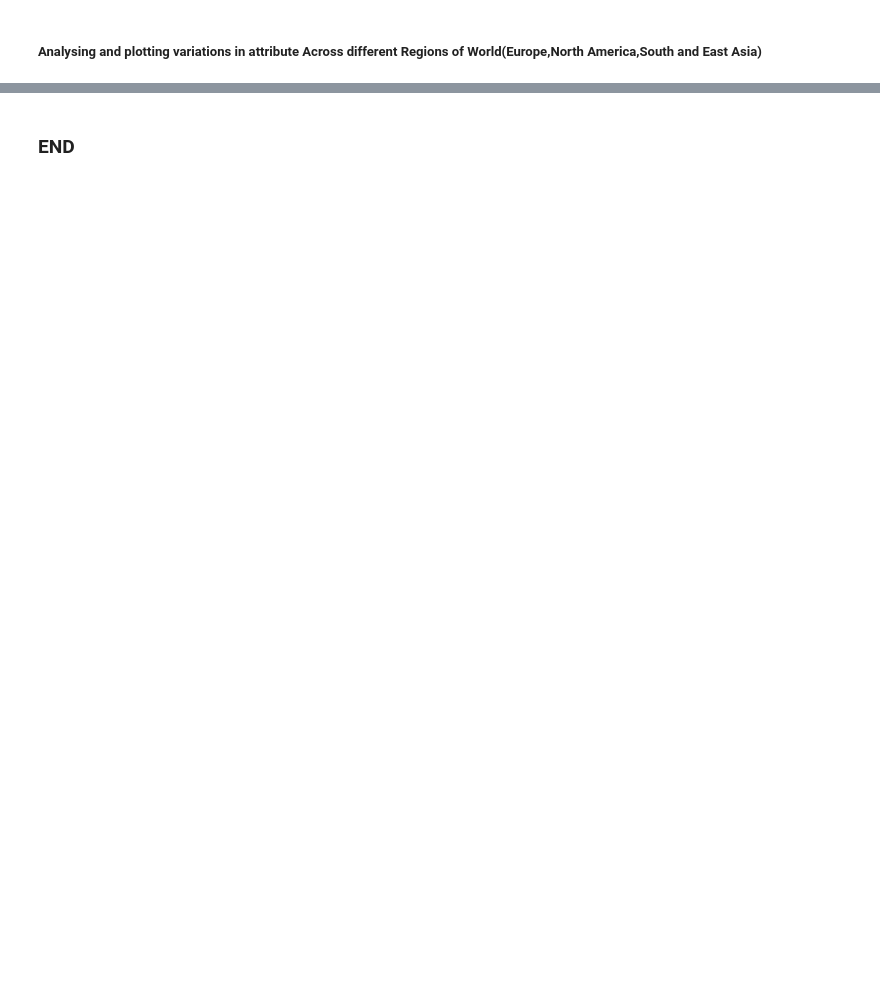
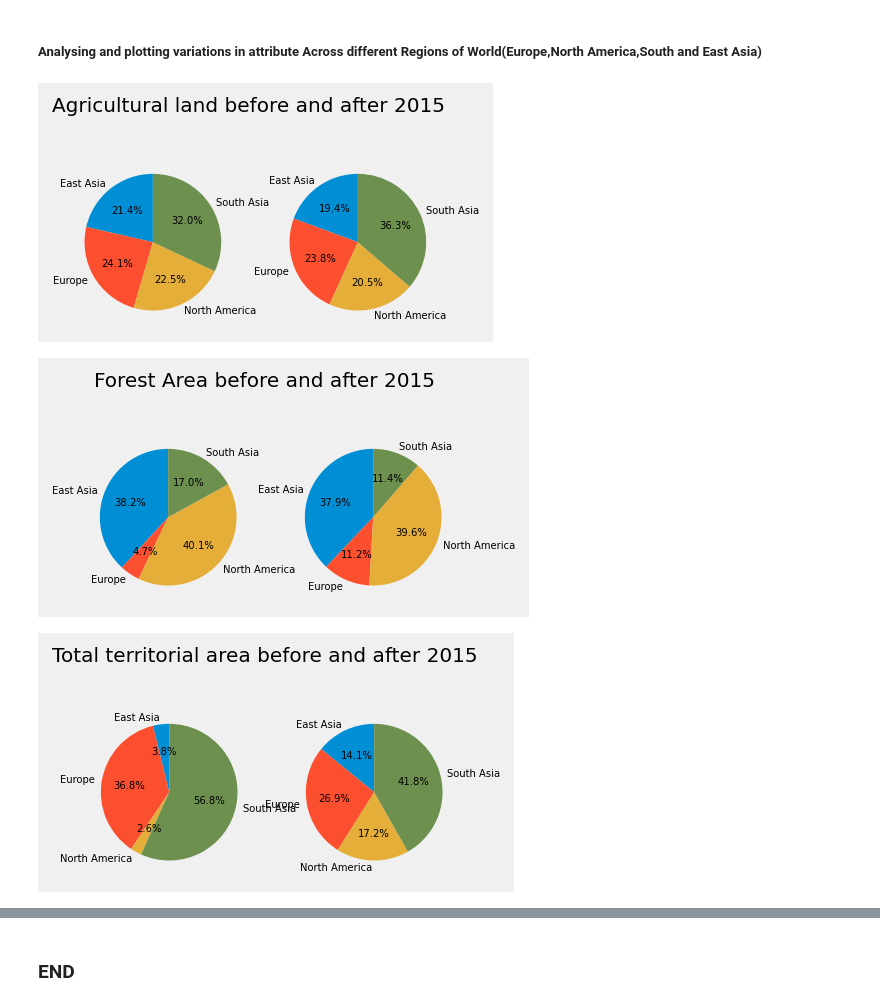
Before and after one commit to 101nazrin/Data-Analysis-on-Climate-Change, a Jupyter notebook: ADS_NEW.ipynb, the cells around one changed output, grey strips where cells are left out. Cells and saved outputs as stored; diff of their text form; code cells hidden in the pictures; blank space fills up the shorter version.

Commit message:
Data Analysis and third plotting is done

```diff
--- a/ADS_NEW.ipynb
+++ b/ADS_NEW.ipynb
@@ -280,2 +483,34 @@ d1.plot(subplots=True, figsize=(12, 15))
 # %% [markdown]
 ##### Analysing and plotting variations in attribute Across different Regions of World(Europe,North America,South and East Asia)
+# %%
+# Mapping the Existing Datframe with the Country_groups Dictionary to have a detailed Analysis.
+
+
+df2['Region'] = df2.index.get_level_values(1).map(country_groups)
+df2.groupby('Region')
+
+# Defining the Slices For Plotting
+
+agri=df2.loc[idx[['Agricultural land (% of land area)'],:]].groupby('Region').mean()
+forest=df2.loc[idx[['Forest Area'],:]].groupby('Region').mean()
+terrestial=df2.loc[idx[['% of total territorial area'],:]].groupby('Region').mean()
+
+# Locating the Slices For Desired years
+agri_a = agri.loc[:, "YR2015":"YR2018"].mean(axis=1)
+agri_b= agri.loc[:, "YR2010":"YR2014"].mean(axis=1)
+
+forest_a = forest.loc[:, "YR2015":"YR2018"].mean(axis=1)
+forest_b= forest.loc[:, "YR2010":"YR2014"].mean(axis=1)
+
+
+Terrestial_a = terrestial.loc[:, "YR2015":"YR2018"].mean(axis=1)
+Terrestial_b= terrestial.loc[:, "YR2010":"YR2014"].mean(axis=1)
+
+# Plotting with the Function Region_wise
+Region_wise(agri_b,agri_a,'Agricultural land before and after 2015')
+Region_wise(forest_b,forest_a,'Forest Area before and after 2015')
+Region_wise(Terrestial_b,Terrestial_a,'Total territorial area before and after 2015')
+# %% [output]
+[figure, added]
+[figure, added]
+[figure, added]
```
Also changed, not shown: parts of 15 cells of this notebook.
